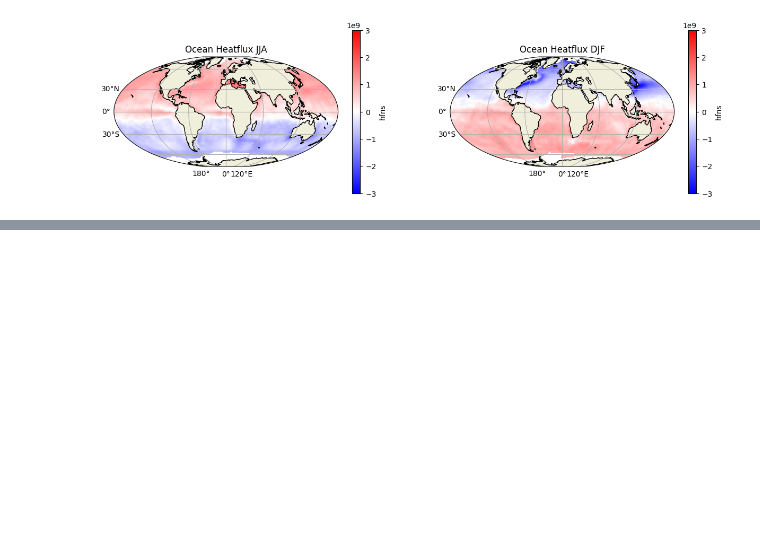
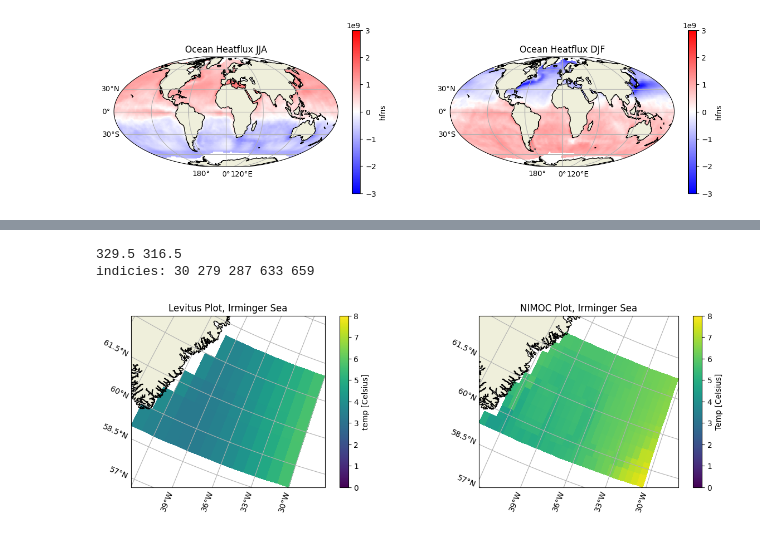
Before and after one commit to JRethemeier/Thermohaline-Circulation, a Jupyter notebook: Assignment2/Assignment2.ipynb, the cells around one changed output, grey strips where cells are left out. Drawn from its saved outputs; the diff is of its cells as text; code cells hidden in the pictures; blank space fills up the shorter version.

Commit message:
forgot irminger sea

```diff
--- a/Assignment2/Assignment2.ipynb
+++ b/Assignment2/Assignment2.ipynb
@@ -179,0 +179,40 @@ indicies: 30 255 281 609 633
+# %%
+pressure = 200
+latitude1 = 59.5
+latitude2 = 63.5
+longitude1 = 30.5
+longitude2 = 43.5
+
+def w_to_e(west):
+    return 360-west
+
+long1 = w_to_e(longitude1)
+long2 = w_to_e(longitude2)
+print(long1, long2)
+
+irminger_levitus = levitus.sel(Z=pressure, T=0.5, Y=slice(latitude1, latitude2), X=slice(long2, long1)).temp.T
+
+pres = np.where(isopycnal.PRESSURE.values == pressure)[0][0]
+lat1 = np.where(isopycnal.LATITUDE.values == latitude1)[0][0]
+lat2 = np.where(isopycnal.LATITUDE.values == latitude2)[0][0]
+lon1 = np.where(isopycnal.LONGITUDE.values == long2)[0][0]
+lon2 = np.where(isopycnal.LONGITUDE.values == long1)[0][0]
+print("indicies:", pres, lat1, lat2, lon1, lon2)
+
+irminger_isopycnal = isopycnal.set_coords(names=["LATITUDE", "LONGITUDE", "PRESSURE"])
+irminger_isopycnal = irminger_isopycnal.isel(PRES=pres, LAT=slice(lat1, lat2+1), LONG=slice(lon1, lon2+1))
+
+fig = plt.figure(figsize=(15, 4))
+ax = fig.add_subplot(121, projection=ccrs.Stereographic())
+basemap(ax)
+irminger_levitus.plot(ax=ax, vmin=0, vmax=8, transform=PlateCarree())
+ax.set_title("Levitus Plot, Irminger Sea")
+ax2 = fig.add_subplot(122, projection=ccrs.Stereographic())
+basemap(ax2)
+irminger_isopycnal.POTENTIAL_TEMPERATURE.plot(ax=ax2, x="LONGITUDE", y="LATITUDE", vmin=0, vmax=8, transform=PlateCarree(), cbar_kwargs={'label': "Temp [Celsius]"})
+ax2.set_title("NIMOC Plot, Irminger Sea")
+plt.show()
+# %% [output]
+329.5 316.5
+indicies: 30 279 287 633 659
+[figure, added]
```
Also changed, not shown: parts of 2 cells of this notebook.
